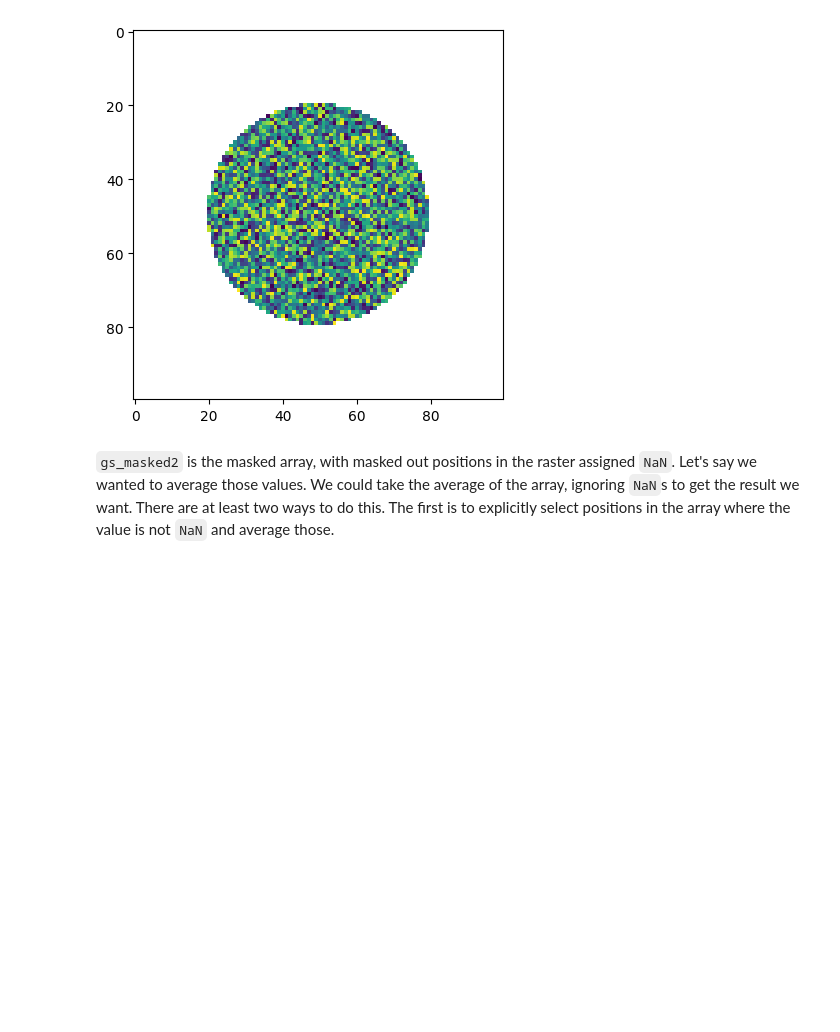
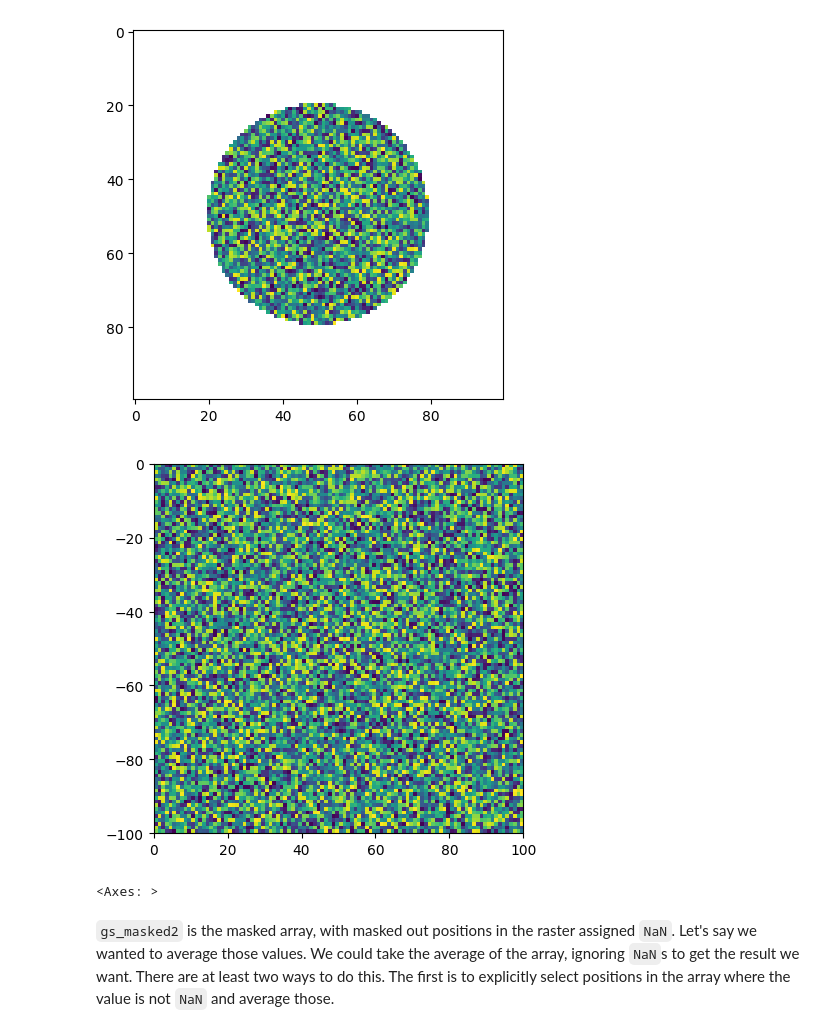
Before and after one commit to joelferg/spatial_data_analysis, a Jupyter notebook: lectures/Class Feb 12.ipynb, the cells around one changed output. Cells and saved outputs as stored; diff of their text form; code cells hidden in the pictures; blank space fills up the shorter version.

```diff
--- a/lectures/Class Feb 12.ipynb
+++ b/lectures/Class Feb 12.ipynb
@@ -117,6 +161,11 @@ plt.imshow(gs_masked2[0,:,:]) # It adds a first index
 # %% [output]
 <matplotlib.image.AxesImage at 0x...>
 [figure]
+# %%
+show(r100_r)
+# %% [output]
+[figure, added]
+<Axes: >
 # %% [markdown]
 `gs_masked2` is the masked array, with masked out positions in the raster assigned `NaN`. Let's say we wanted to average those values. We could take the average of the array, ignoring `NaN`s to get the result we want. There are at least two ways to do this. The first is to explicitly select positions in the array where the value is not `NaN` and average those.
 # %%
```
Also changed, not shown: parts of 10 cells of this notebook, 1 other file.
